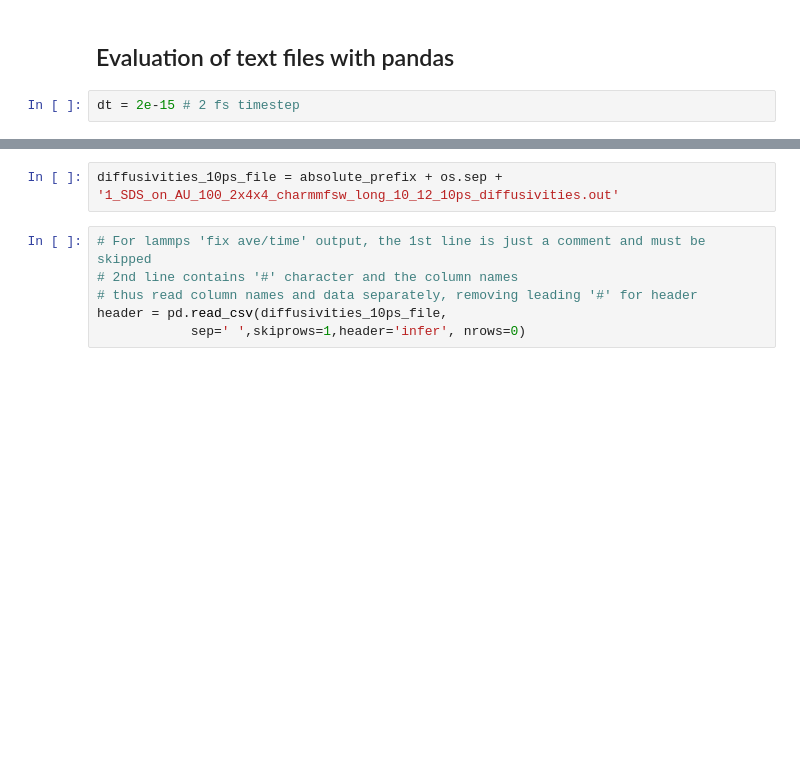
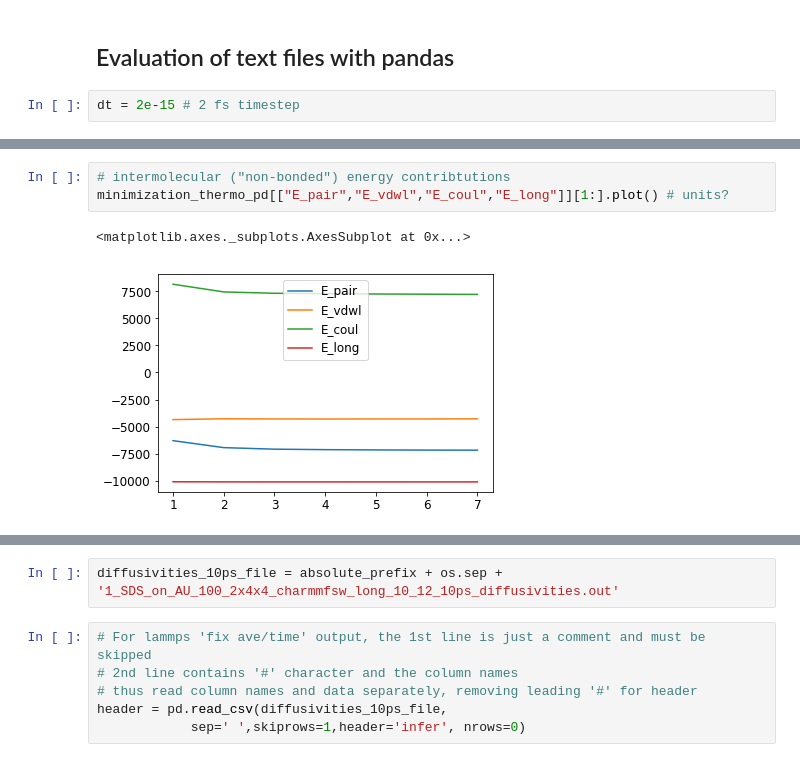
Before and after one commit to jotelha/jlhphd, a Jupyter notebook: postprocessing.ipynb, the cells around one changed output, grey strips where cells are left out. Saved outputs shown, nothing was run; the diff lists cells and outputs as text; blank space fills up the shorter version.

```diff
--- a/postprocessing.ipynb
+++ b/postprocessing.ipynb
@@ -107,0 +145,6 @@ dt = 2e-15 # 2 fs timestep
+# %%
+# intermolecular ("non-bonded") energy contribtutions
+minimization_thermo_pd[["E_pair","E_vdwl","E_coul","E_long"]][1:].plot() # units?
+# %% [output]
+<matplotlib.axes._subplots.AxesSubplot at 0x...>
+[figure, added]
```
Also changed, not shown: parts of 29 cells of this notebook, 15 other files.
